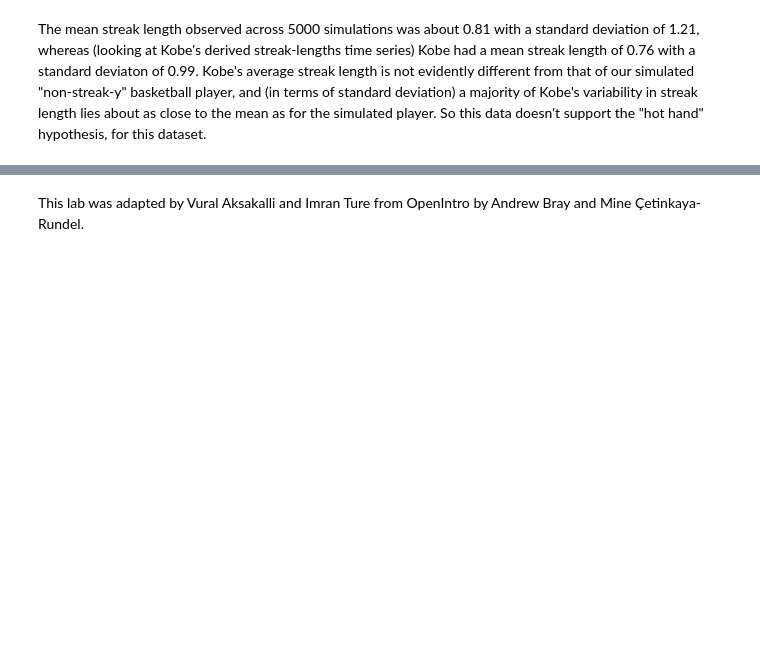
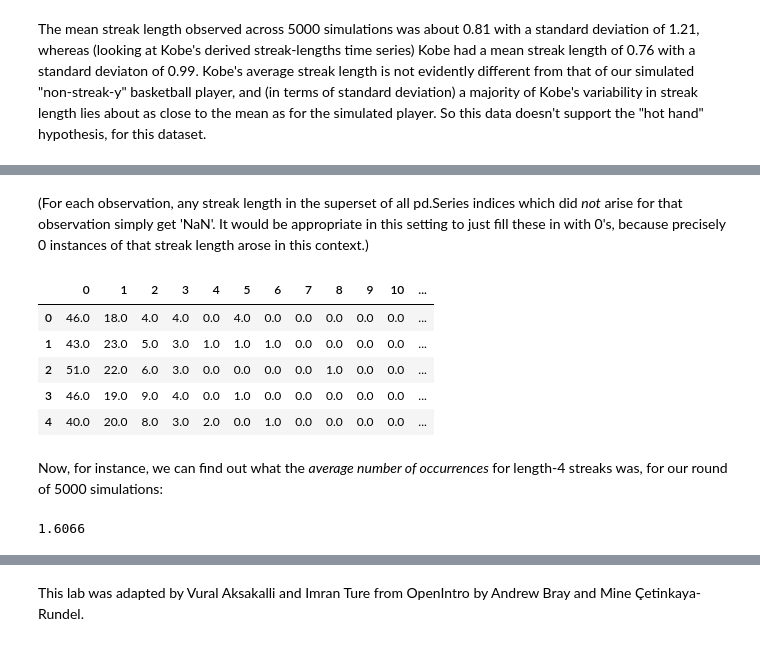
Before and after one commit to enlambdment/stats_tutorials, a Jupyter notebook: ch3_probability.ipynb, the cells around one changed output, grey strips where cells are left out. Cells and saved outputs as stored; diff of their text form; code cells hidden in the pictures; blank space fills up the shorter version.

```diff
--- a/ch3_probability.ipynb
+++ b/ch3_probability.ipynb
@@ -414,0 +505,18 @@ The mean streak length observed across 5000 simulations was about 0.81 with a st
+# %% [markdown]
+(For each observation, any streak length in the superset of all pd.Series indices which did _not_ arise for that observation simply get 'NaN'. It would be appropriate in this setting to just fill these in with 0's, because precisely 0 instances of that streak length arose in this context.)
+# %%
+df_value_counts.fillna(0.0, inplace=True)
+df_value_counts.head(5)
+# %% [output]
+|  | 0 | 1 | 2 | 3 | 4 | 5 | 6 | 7 | 8 | 9 | 10 | ... |
+| 0 | 46.0 | 18.0 | 4.0 | 4.0 | 0.0 | 4.0 | 0.0 | 0.0 | 0.0 | 0.0 | 0.0 | ... |
+| 1 | 43.0 | 23.0 | 5.0 | 3.0 | 1.0 | 1.0 | 1.0 | 0.0 | 0.0 | 0.0 | 0.0 | ... |
+| 2 | 51.0 | 22.0 | 6.0 | 3.0 | 0.0 | 0.0 | 0.0 | 0.0 | 1.0 | 0.0 | 0.0 | ... |
+| 3 | 46.0 | 19.0 | 9.0 | 4.0 | 0.0 | 1.0 | 0.0 | 0.0 | 0.0 | 0.0 | 0.0 | ... |
+| 4 | 40.0 | 20.0 | 8.0 | 3.0 | 2.0 | 0.0 | 1.0 | 0.0 | 0.0 | 0.0 | 0.0 | ... |
+# %% [markdown]
+Now, for instance, we can find out what the _average number of occurrences_ for length-4 streaks was, for our round of 5000 simulations:
+# %%
+df_value_counts[4].mean()
+# %% [output]
+1.6066
```
Also changed, not shown: parts of 25 cells of this notebook.
